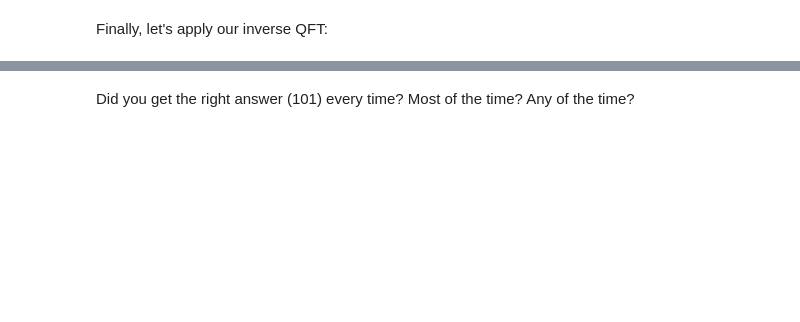
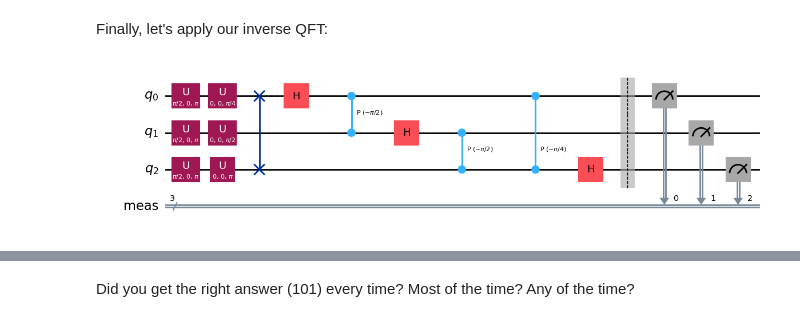
Before and after one commit to makenzieearle/Modeling-Probability-of-the-Schrodinger-Equation, a Jupyter notebook: week-2/12-13_quantum_fourier_transform.ipynb, the cells around one changed output, grey strips where cells are left out. Cells and saved outputs as stored; diff of their text form; code cells hidden in the pictures; blank space fills up the shorter version.

```diff
--- a/week-2/12-13_quantum_fourier_transform.ipynb
+++ b/week-2/12-13_quantum_fourier_transform.ipynb
@@ -547,7 +549,15 @@ $$\theta_{qubit}=\frac{\pi}{2^{n-qubit}}$$
 # %%
 #Define the function qft_rotations with arguments circuit and n
 # your code here
-???
+def qft_rotations(circuit, n):
+  if n==0:
+    return circuit
+  else:
+    n -= 1
+    circuit.h(n)
+    for qubit in range(n):
+      circuit.cp(pi/2**(n-qubit),qubit,n)
+    qft_rotations(circuit,n)
 # %% [markdown]
 Let's test this for <b>four qubits</b>
 
@@ -585,3 +591,21 @@ Then, we can combine `swap_registers` and `qft_rotations` into a final function
+# %%
+def swap_registers(circuit,n):
+  for qubit in range(n//2):
+    circuit.swap(qubit,n-qubit-1)
+  return circuit
+def qft_rotations(circuit, n):
+  if n==0:
+    return circuit
+  else:
+    n -= 1
+    circuit.h(n)
+    for qubit in range(n):
+      circuit.cp(pi/2**(n-qubit),qubit,n)
+    qft_rotations(circuit,n)
+def qft(circuit,n):
+  qft_rotations(circuit,n)
+  swap_registers(circuit,n)
+  return circuit
 # %% [markdown]
 We now want to demonstrate this circuit works correctly. To do this we must first encode a number in the computational basis. We can see the number 5 in binary is `101`:
 # %%
@@ -684,12 +747,13 @@ Finally, let's apply our inverse QFT:
 # %%
 qc = inverse_qft(qc, nqubits)
 
 #Here is a handy function, measure_all().  It can be added to measure all qubits at the end of your circuit
 #instead of writing multiple measure statements.
-???
-
+qc.measure_all()
 #check by drawing
 qc.draw('mpl')
+# %% [output]
+[figure, added]
 # %%
 #Set up the noisy backend
 backend = GenericBackendV2(num_qubits=7,coupling_map=[[0,1],[1,2],[1,3],[3,5],[4,5],[5,6]])
```
Also changed, not shown: parts of 11 cells of this notebook.
